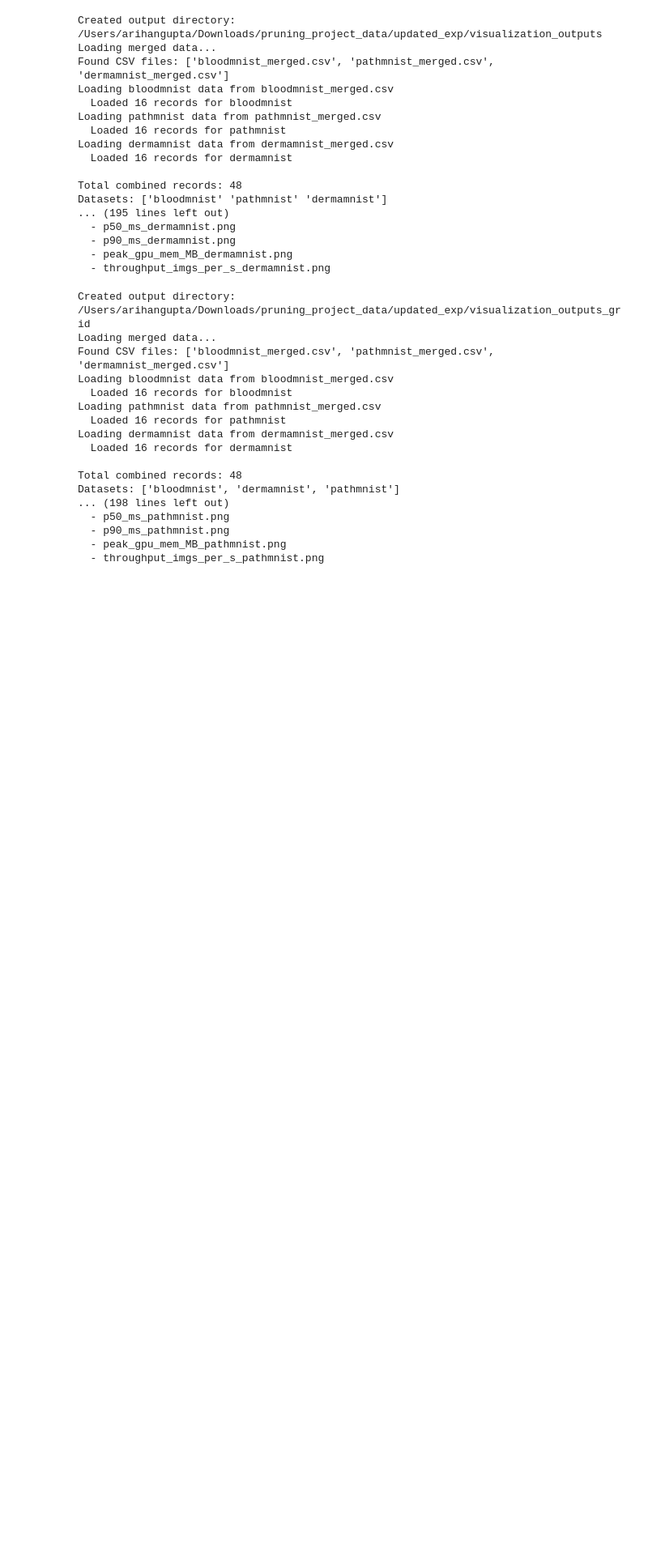
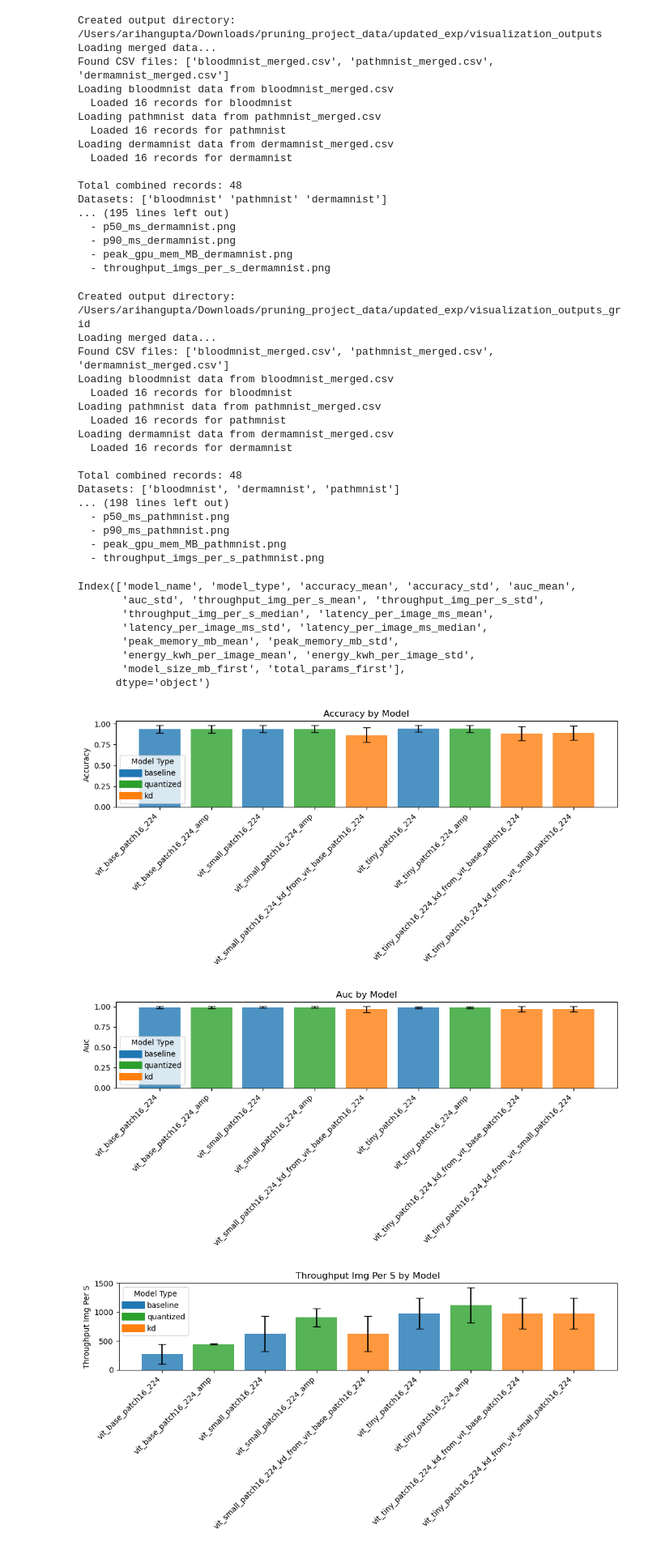
Before and after one commit to arihangupta/Pruning, a Jupyter notebook: scripts/Unstructured_Pruning_WF.ipynb, the cells around one changed output. Shown at 81% size. Saved outputs shown, nothing was run; the diff lists cells and outputs as text; code cells hidden in the pictures; blank space fills up the shorter version.

```diff
--- a/scripts/Unstructured_Pruning_WF.ipynb
+++ b/scripts/Unstructured_Pruning_WF.ipynb
@@ -5733,3 +5733,70 @@ Datasets: ['bloodmnist', 'dermamnist', 'pathmnist']
   - p90_ms_pathmnist.png
   - peak_gpu_mem_MB_pathmnist.png
   - throughput_imgs_per_s_pathmnist.png
+# %%
+import pandas as pd
+import matplotlib.pyplot as plt
+import numpy as np
+
+# === Load data with multi-level headers ===
+csv_path = "/Users/arihangupta/Downloads/pruning_project_data/Vision/Benchmakring_results/global_summary.csv"
+df = pd.read_csv(csv_path, header=[0, 1], sep="\t|,", engine="python")
+
+# Flatten multi-index columns
+df.columns = ["_".join(col).strip() for col in df.columns.values]
+# Remove weird suffixes like "_Unnamed: 0_level_1"
+df.columns = [col.split("_Unnamed")[0] for col in df.columns]
+
+# Check the result
+print(df.columns)
+
+# === Metrics to visualize ===
+metrics = {
+    "accuracy": ("accuracy_mean", "accuracy_std"),
+    "auc": ("auc_mean", "auc_std"),
+    "throughput_img_per_s": ("throughput_img_per_s_mean", "throughput_img_per_s_std"),
+    "peak_memory_mb": ("peak_memory_mb_mean", "peak_memory_mb_std"),
+    "energy_kwh_per_image": ("energy_kwh_per_image_mean", "energy_kwh_per_image_std"),
+    "model_size_mb": ("model_size_mb_first", None),  # no std column
+}
+
+# === Assign colors by model type ===
+type_colors = {"baseline": "#1f77b4", "quantized": "#2ca02c", "kd": "#ff7f0e"}
+
+# === Generate plots ===
+for metric, (mean_col, std_col) in metrics.items():
+    if mean_col not in df.columns:
+        print(f"⚠️ Skipping {metric} — column not found in CSV.")
+        continue
+
+    means = df[mean_col]
+    stds = df[std_col] if std_col in df.columns else np.zeros_like(means)
+    model_names = df["model_name"]
+    model_types = df["model_type"]
+
+    x = np.arange(len(df))
+    colors = [type_colors.get(t, "gray") for t in model_types]
+
+    plt.figure(figsize=(10, 5))
+    plt.bar(x, means, yerr=stds, capsize=5, color=colors, alpha=0.8)
+    plt.xticks(x, model_names, rotation=45, ha="right")
+    plt.ylabel(metric.replace("_", " ").title())
+    plt.title(f"{metric.replace('_', ' ').title()} by Model")
+    plt.tight_layout()
+
+    handles = [plt.Line2D([0], [0], color=c, lw=10) for c in type_colors.values()]
+    plt.legend(handles, type_colors.keys(), title="Model Type")
+
+    plt.show()
+# %% [output]
+Index(['model_name', 'model_type', 'accuracy_mean', 'accuracy_std', 'auc_mean',
+       'auc_std', 'throughput_img_per_s_mean', 'throughput_img_per_s_std',
+       'throughput_img_per_s_median', 'latency_per_image_ms_mean',
+       'latency_per_image_ms_std', 'latency_per_image_ms_median',
+       'peak_memory_mb_mean', 'peak_memory_mb_std',
+       'energy_kwh_per_image_mean', 'energy_kwh_per_image_std',
+       'model_size_mb_first', 'total_params_first'],
+      dtype='object')
+[figure, added]
+[figure, added]
+[figure, added]
```
Also changed, not shown: parts of 4 cells of this notebook, 2 other files.
